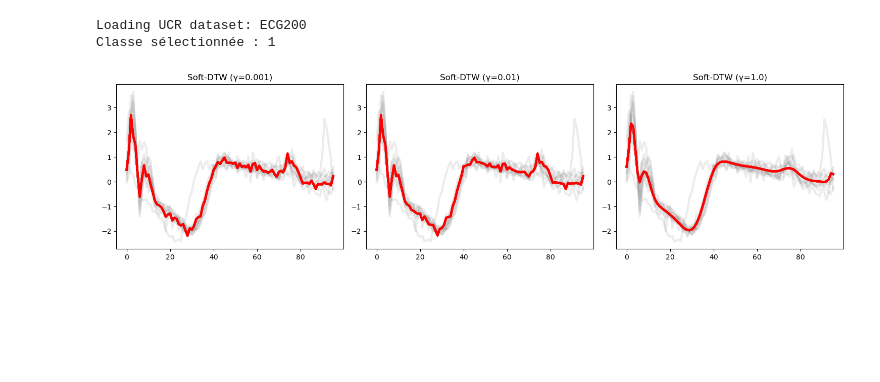
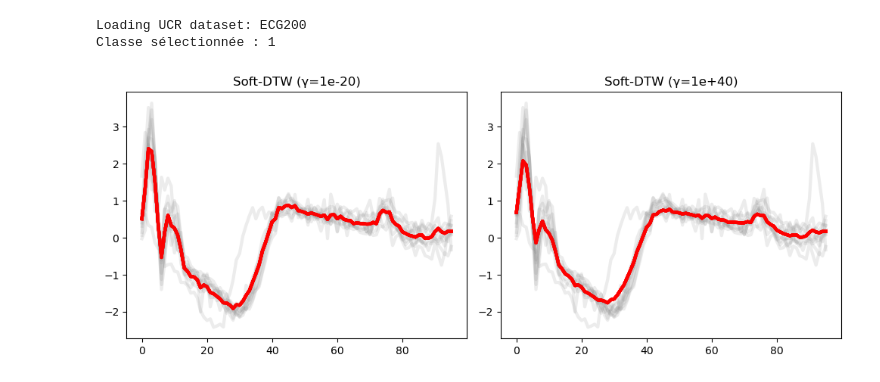
Before and after one commit to luckyman94/SoftDTW, a Jupyter notebook: notebooks/barycenter.ipynb, the cells around one changed output. Cells and saved outputs as stored; diff of their text form; code cells hidden in the pictures; blank space fills up the shorter version.

```diff
--- a/notebooks/barycenter.ipynb
+++ b/notebooks/barycenter.ipynb
@@ -20,16 +22,16 @@ Classe sélectionnée : 1
 # %%
 barycenter_init = np.mean(X_subset, axis=0)
 plt.figure(figsize=(15, 4))
-gammas = [0.001,0.01, 1.0]
+gammas = [1e-20, 1e40]
 for i, gamma in enumerate(gammas, start=1):
     ax = plt.subplot(1, 3, i)
     for x in X_subset:
         ax.plot(x.ravel(), c="gray", linewidth=3, alpha=0.15)
         Z = softdtw_barycenter(X_subset, barycenter_init, gamma=gamma)
         ax.plot(Z.ravel(), c="red", linewidth=3, alpha=0.8)
         ax.set_title(f"Soft-DTW (γ={gamma})")
 
     plt.tight_layout()
 plt.show()
 # %% [output]
-[figure, old version]
+[figure, new version]
```
Also changed, not shown: parts of 1 cell of this notebook, 1 other file.
